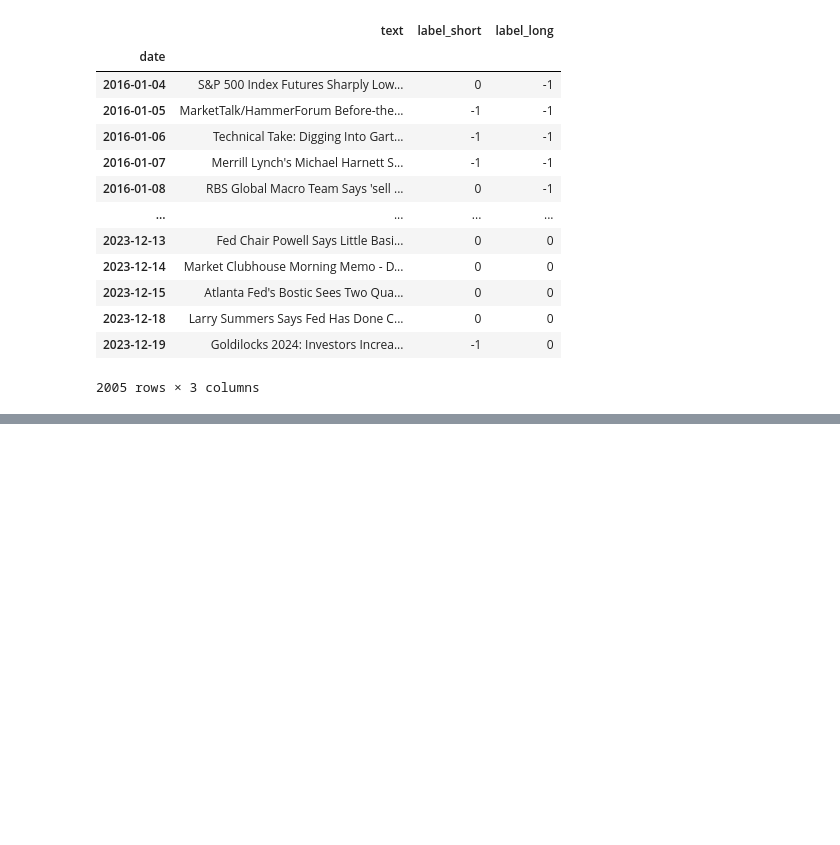
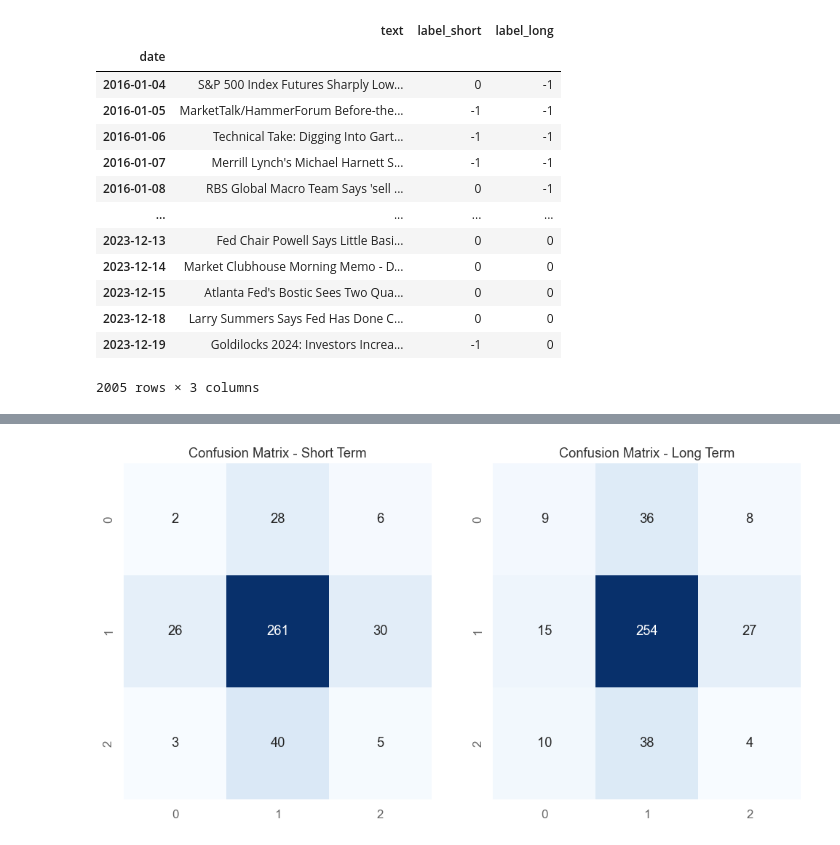
Before and after one commit to NimaJafariComp/StonksMachine, a Jupyter notebook: Models/Sentiment_Model/Training/main_pytorch.ipynb, the cells around one changed output, grey strips where cells are left out. Drawn from its saved outputs; the diff is of its cells as text; code cells hidden in the pictures; blank space fills up the shorter version.

Commit message:
Finished making the custom sentiment model (Didnt learn)

```diff
--- a/Models/Sentiment_Model/Training/main_pytorch.ipynb
+++ b/Models/Sentiment_Model/Training/main_pytorch.ipynb
@@ -365,0 +407,20 @@ y_long = merged_data['label_long']
+# %%
+class NewsDataset(Dataset):
+    def __init__(self, X, y_short, y_long):
+        self.X = X
+        self.y_short = y_short
+        self.y_long = y_long
+
+    def __len__(self):
+        return len(self.X)
+
+    def __getitem__(self, idx):
+        return self.X[idx], self.y_short[idx], self.y_long[idx]
+
+# Create Dataset instances
+train_dataset = NewsDataset(X_train, y_short_train, y_long_train)
+test_dataset = NewsDataset(X_test, y_short_test, y_long_test)
+
+# Create DataLoaders
+train_loader = DataLoader(train_dataset, batch_size=32, shuffle=True)
+test_loader = DataLoader(test_dataset, batch_size=32, shuffle=False)
@@ -365,0 +560,48 @@ y_long = merged_data['label_long']
+# %%
+import matplotlib.pyplot as plt
+import seaborn as sns
+from sklearn.metrics import confusion_matrix
+
+# Get all predictions and true labels
+y_true_short = []
+y_pred_short = []
+y_true_long = []
+y_pred_long = []
+
+model.eval()
+with torch.no_grad():
+    for batch in test_loader:
+        X_batch, y_short_batch, y_long_batch = batch
+        short_term_output, long_term_output = model(X_batch)
+        _, predicted_short = torch.max(short_term_output.data, 1)
+        _, predicted_long = torch.max(long_term_output.data, 1)
+
+        y_true_short.extend(y_short_batch.numpy())
+        y_pred_short.extend(predicted_short.numpy())
+        y_true_long.extend(y_long_batch.numpy())
+        y_pred_long.extend(predicted_long.numpy())
+
+# Convert lists to numpy arrays
+y_true_short = np.array(y_true_short)
+y_pred_short = np.array(y_pred_short)
+y_true_long = np.array(y_true_long)
+y_pred_long = np.array(y_pred_long)
+
+# Create confusion matrices
+cm_short = confusion_matrix(y_true_short, y_pred_short)
+cm_long = confusion_matrix(y_true_long, y_pred_long)
+
+# Plot confusion matrices
+plt.figure(figsize=(12, 6))
+
+plt.subplot(1, 2, 1)
+sns.heatmap(cm_short, annot=True, fmt='d', cmap='Blues', cbar=False)
+plt.title('Confusion Matrix - Short Term')
+
+plt.subplot(1, 2, 2)
+sns.heatmap(cm_long, annot=True, fmt='d', cmap='Blues', cbar=False)
+plt.title('Confusion Matrix - Long Term')
+
+plt.show()
+# %% [output]
+[figure, added]
```
Also changed, not shown: parts of 8 cells of this notebook.
